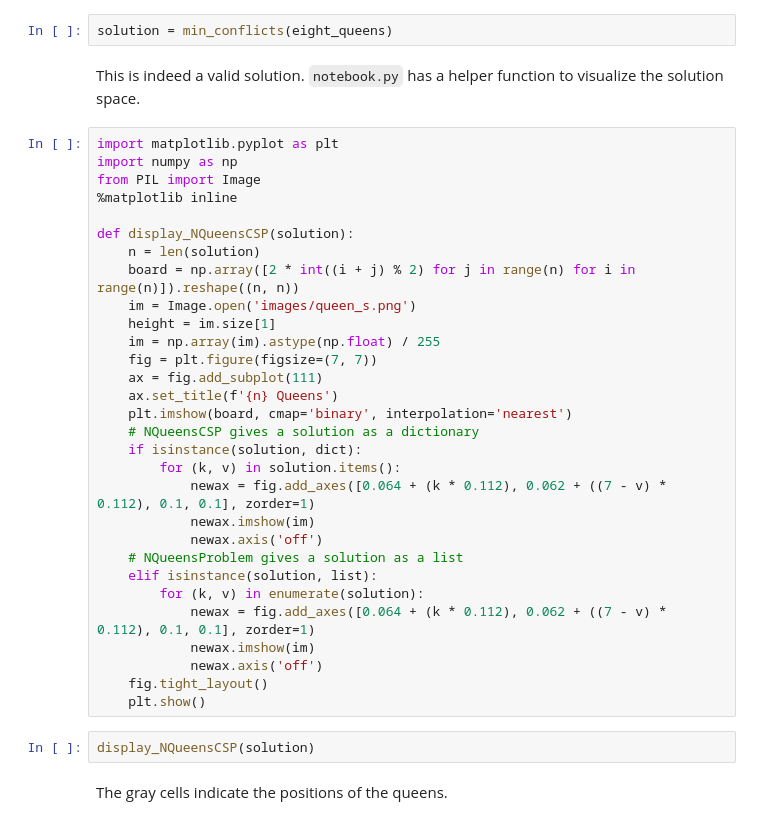
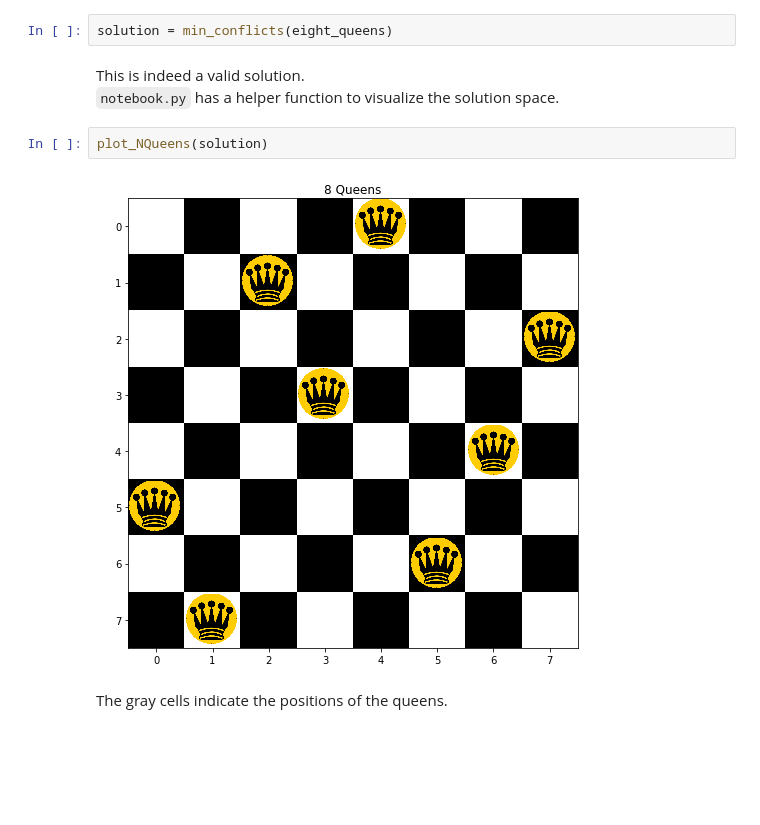
Before and after one commit to aswanipranjal/Data-Science, a Jupyter notebook: Machine Learning/Aima/csp.ipynb, the cells around one changed output. Saved outputs shown, nothing was run; the diff lists cells and outputs as text; blank space fills up the shorter version.

```diff
--- a/Machine Learning/Aima/csp.ipynb
+++ b/Machine Learning/Aima/csp.ipynb
@@ -101,39 +101,12 @@ Let's use this algorithm  to solve the `eight_queens` CSP.
 solution = min_conflicts(eight_queens)
 # %% [markdown]
 This is indeed a valid solution.
+<br>
 `notebook.py` has a helper function to visualize the solution space.
-# %%
-import matplotlib.pyplot as plt
-import numpy as np
-from PIL import Image
-%matplotlib inline
-
-def display_NQueensCSP(solution):
-    n = len(solution)
-    board = np.array([2 * int((i + j) % 2) for j in range(n) for i in range(n)]).reshape((n, n))
-    im = Image.open('images/queen_s.png')
-    height = im.size[1]
-    im = np.array(im).astype(np.float) / 255
-    fig = plt.figure(figsize=(7, 7))
-    ax = fig.add_subplot(111)
-    ax.set_title(f'{n} Queens')
-    plt.imshow(board, cmap='binary', interpolation='nearest')
-    # NQueensCSP gives a solution as a dictionary
-    if isinstance(solution, dict):
-        for (k, v) in solution.items():
-            newax = fig.add_axes([0.064 + (k * 0.112), 0.062 + ((7 - v) * 0.112), 0.1, 0.1], zorder=1)
-            newax.imshow(im)
-            newax.axis('off')
-    # NQueensProblem gives a solution as a list
-    elif isinstance(solution, list):
-        for (k, v) in enumerate(solution):
-            newax = fig.add_axes([0.064 + (k * 0.112), 0.062 + ((7 - v) * 0.112), 0.1, 0.1], zorder=1)
-            newax.imshow(im)
-            newax.axis('off')
-    fig.tight_layout()
-    plt.show()
 # %%
-display_NQueensCSP(solution)
+plot_NQueens(solution)
+# %% [output]
+[figure, added]
 # %% [markdown]
 The gray cells indicate the positions of the queens.
 # %% [markdown]
```
Also changed, not shown: parts of 2 cells of this notebook.
